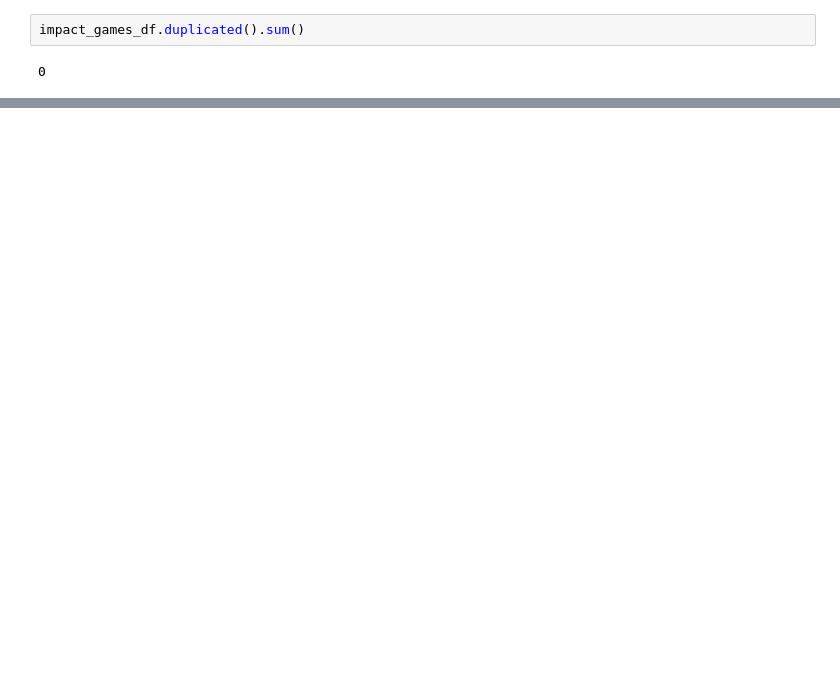
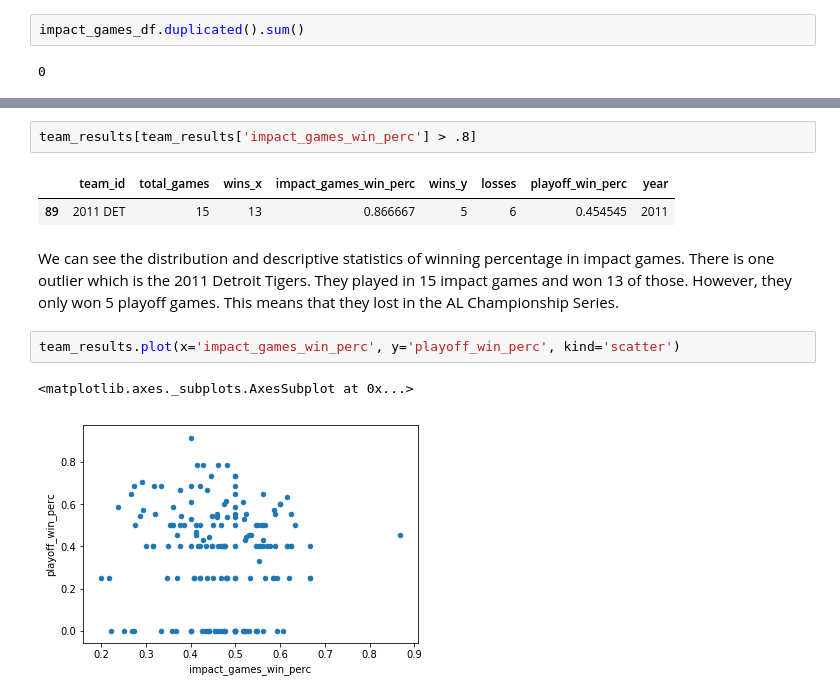
Before and after one commit to M-Montanio/mlb-records-vs-playoff-performance, a Jupyter notebook: impact_games.ipynb, the cells around one changed output, grey strips where cells are left out. Cells and saved outputs as stored; diff of their text form; blank space fills up the shorter version.

```diff
--- a/impact_games.ipynb
+++ b/impact_games.ipynb
@@ -365,0 +448,12 @@ impact_games_df.duplicated().sum()
+# %%
+team_results[team_results['impact_games_win_perc'] > .8]
+# %% [output]
+|  | team_id | total_games | wins_x | impact_games_win_perc | wins_y | losses | playoff_win_perc | year |
+| 89 | 2011 DET | 15 | 13 | 0.866667 | 5 | 6 | 0.454545 | 2011 |
+# %% [markdown]
+We can see the distribution and descriptive statistics of winning percentage in impact games. There is one outlier which is the 2011 Detroit Tigers. They played in 15 impact games and won 13 of those. However, they only won 5 playoff games. This means that they lost in the AL Championship Series.
+# %%
+team_results.plot(x='impact_games_win_perc', y='playoff_win_perc', kind='scatter')
+# %% [output]
+<matplotlib.axes._subplots.AxesSubplot at 0x...>
+[figure, added]
```
Also changed, not shown: parts of 28 cells of this notebook.
